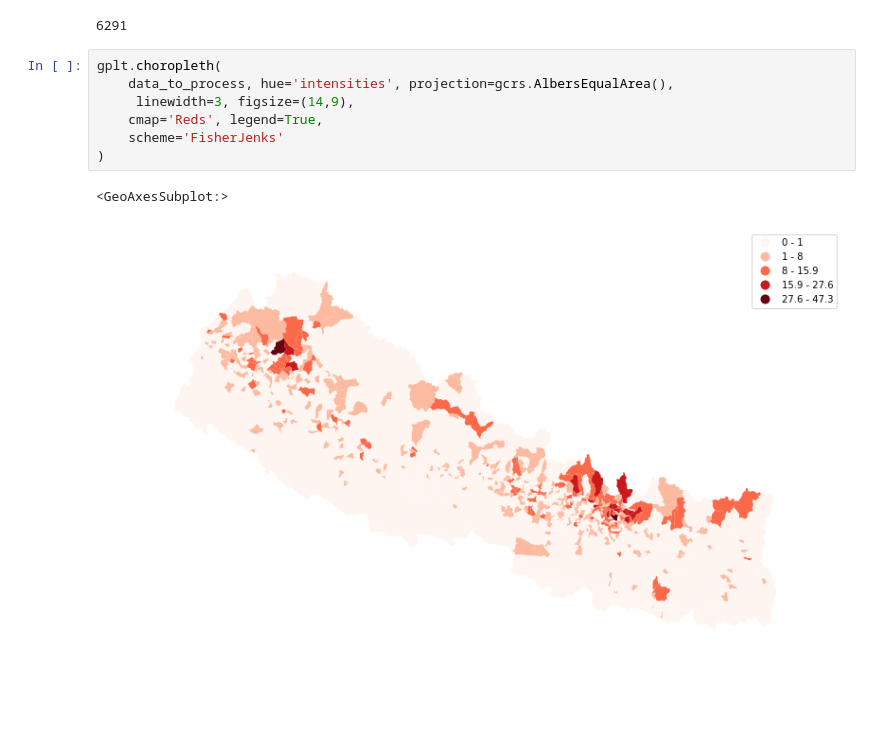
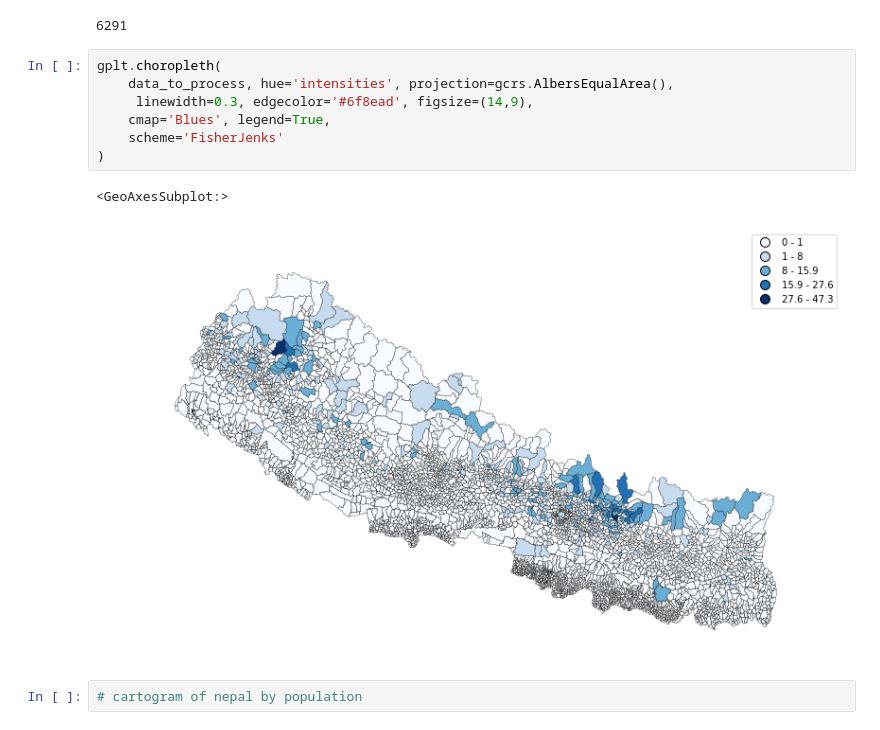
Before and after one commit to pratikluitel/AdventuresInGeoData, a Jupyter notebook: notebooks/test.ipynb, the cells around one changed output. Drawn from its saved outputs; the diff is of its cells as text; blank space fills up the shorter version.

```diff
--- a/notebooks/test.ipynb
+++ b/notebooks/test.ipynb
@@ -52,10 +53,12 @@ data_to_process['intensities'] = eqs_intensity
 # %%
 gplt.choropleth(
     data_to_process, hue='intensities', projection=gcrs.AlbersEqualArea(),
-     linewidth=3, figsize=(14,9),
-    cmap='Reds', legend=True,
+     linewidth=0.3, edgecolor='#6f8ead', figsize=(14,9),
+    cmap='Blues', legend=True,
     scheme='FisherJenks'
 )
 # %% [output]
 <GeoAxesSubplot:>
-[figure, old version]
+[figure, new version]
+# %%
+# cartogram of nepal by population
```
Also changed, not shown: parts of 1 cell of this notebook, 2 other files.
